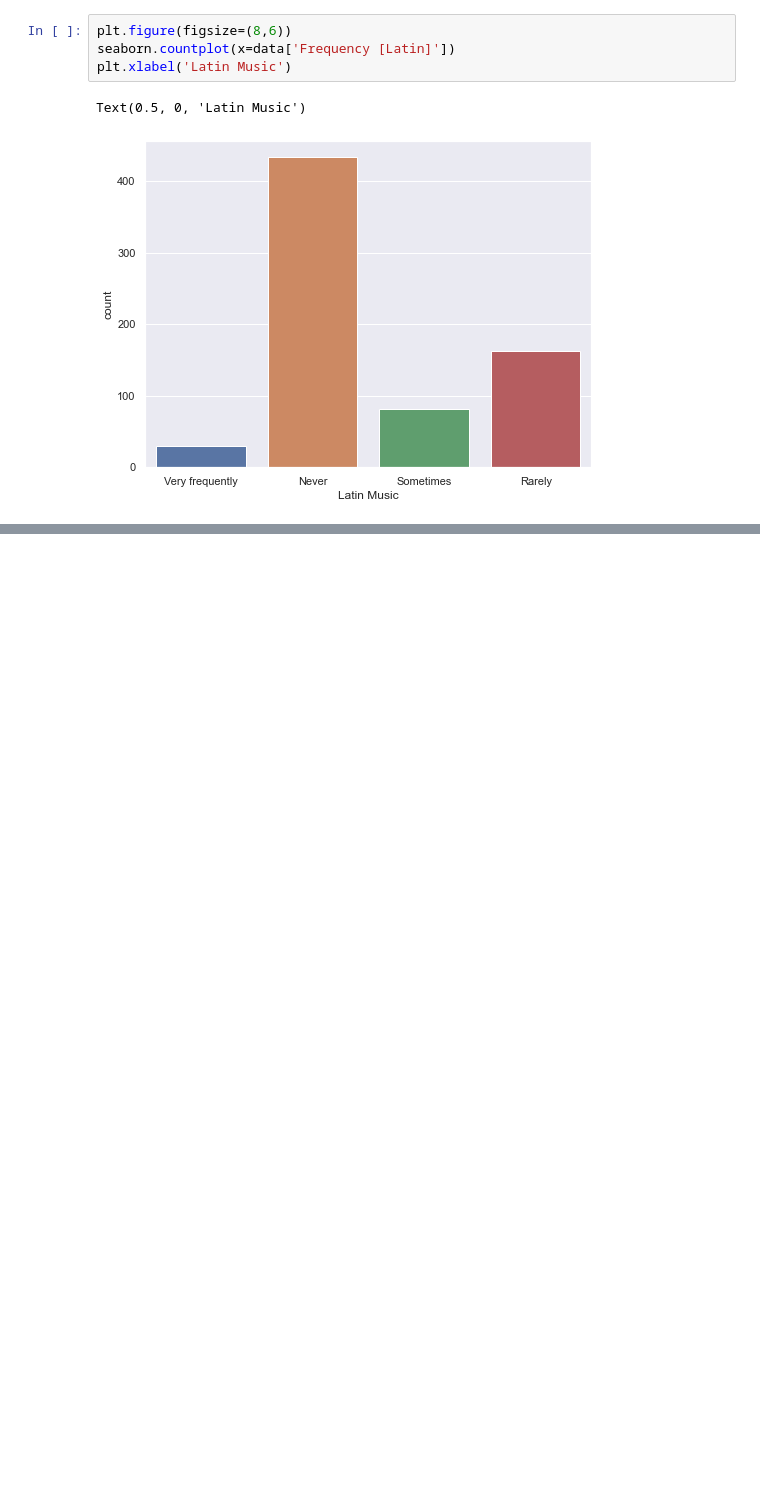
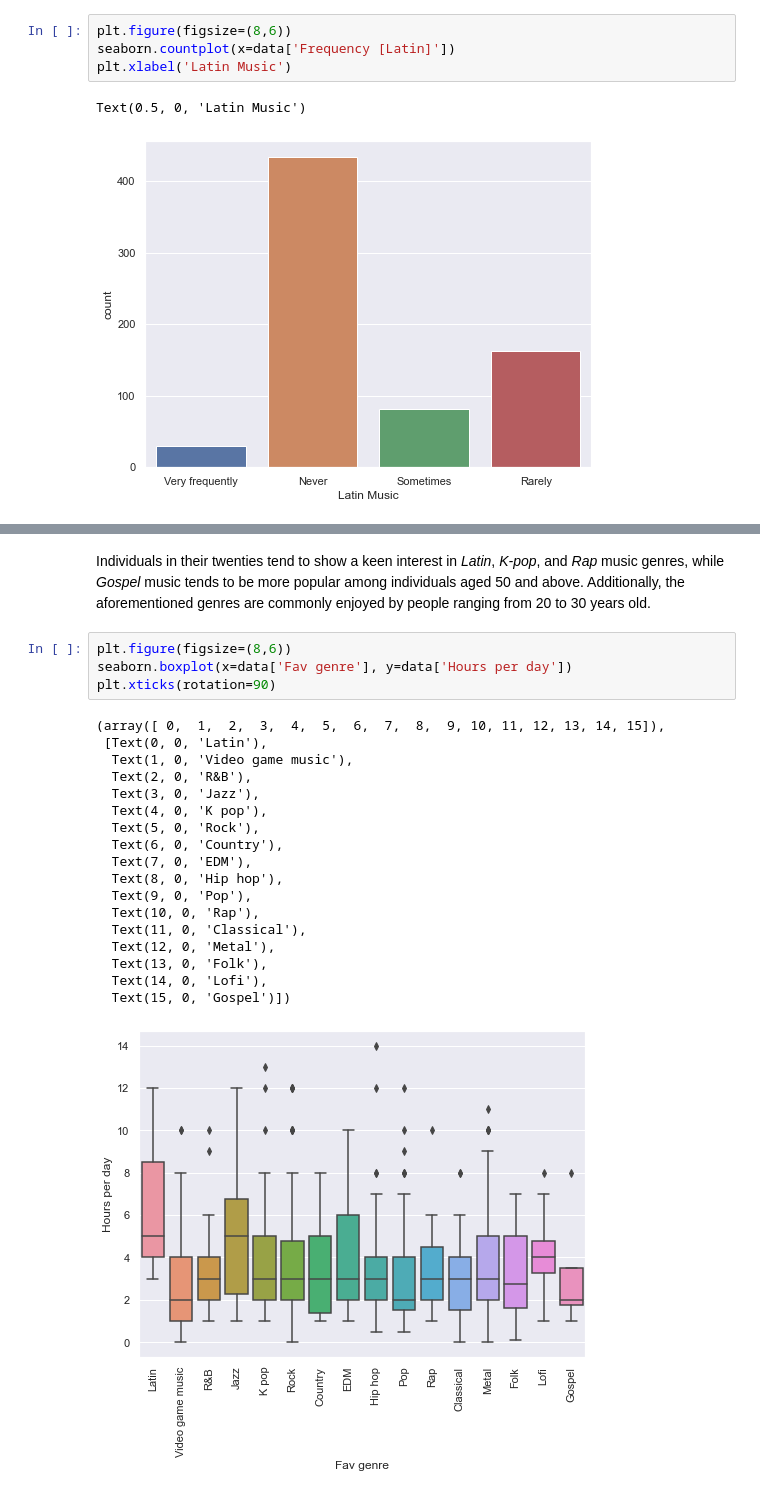
Before and after one commit to nthnn/Metal-Health-x-Music, a Jupyter notebook: mental-health-x-music.ipynb, the cells around one changed output, grey strips where cells are left out. Cells and saved outputs as stored; diff of their text form; blank space fills up the shorter version.

```diff
--- a/mental-health-x-music.ipynb
+++ b/mental-health-x-music.ipynb
@@ -367,0 +395,25 @@ Text(0.5, 0, 'Latin Music')
+# %% [markdown]
+Individuals in their twenties tend to show a keen interest in *Latin*, *K-pop*, and *Rap* music genres, while *Gospel* music tends to be more popular among individuals aged 50 and above. Additionally, the aforementioned genres are commonly enjoyed by people ranging from 20 to 30 years old.
+# %%
+plt.figure(figsize=(8,6))
+seaborn.boxplot(x=data['Fav genre'], y=data['Hours per day'])
+plt.xticks(rotation=90)
+# %% [output]
+(array([ 0,  1,  2,  3,  4,  5,  6,  7,  8,  9, 10, 11, 12, 13, 14, 15]),
+ [Text(0, 0, 'Latin'),
+  Text(1, 0, 'Video game music'),
+  Text(2, 0, 'R&B'),
+  Text(3, 0, 'Jazz'),
+  Text(4, 0, 'K pop'),
+  Text(5, 0, 'Rock'),
+  Text(6, 0, 'Country'),
+  Text(7, 0, 'EDM'),
+  Text(8, 0, 'Hip hop'),
+  Text(9, 0, 'Pop'),
+  Text(10, 0, 'Rap'),
+  Text(11, 0, 'Classical'),
+  Text(12, 0, 'Metal'),
+  Text(13, 0, 'Folk'),
+  Text(14, 0, 'Lofi'),
+  Text(15, 0, 'Gospel')])
+[figure, added]
```
Also changed, not shown: parts of 11 cells of this notebook.
